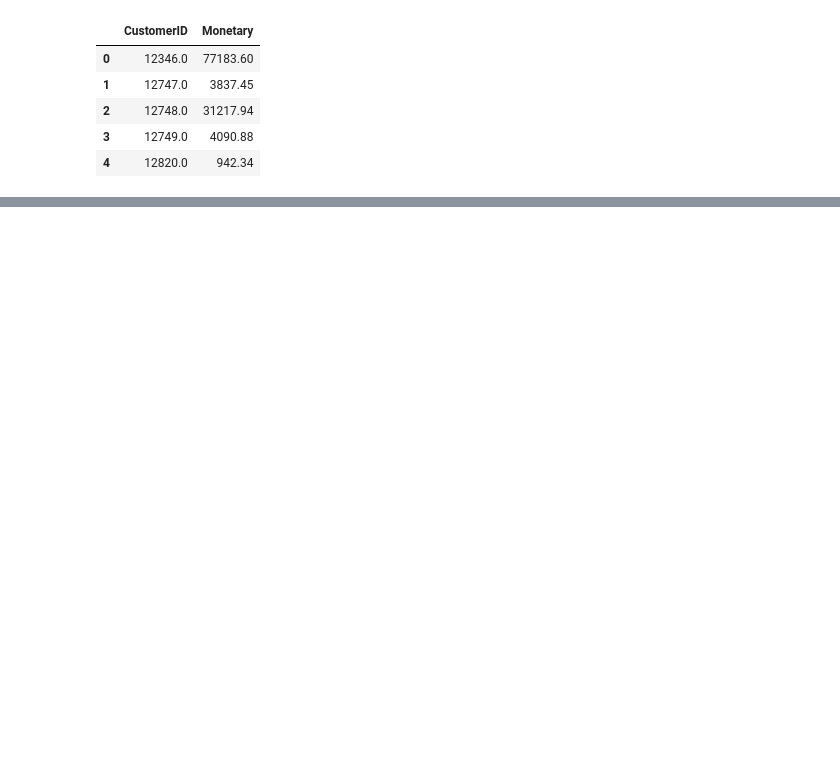
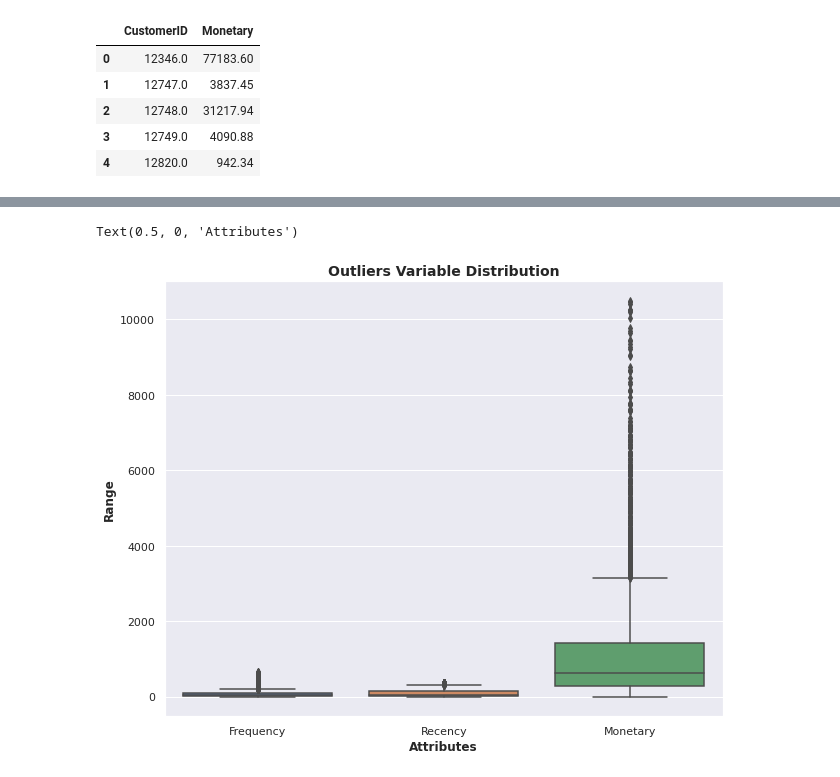
Before and after one commit to vivek16pawar/Customer-Segmentation, a Jupyter notebook: Online_Retail_Customer_Segmentation_Capstone_Project.ipynb, the cells around one changed output, grey strips where cells are left out. Drawn from its saved outputs; the diff is of its cells as text; code cells hidden in the pictures; blank space fills up the shorter version.

```diff
--- a/Online_Retail_Customer_Segmentation_Capstone_Project.ipynb
+++ b/Online_Retail_Customer_Segmentation_Capstone_Project.ipynb
@@ -382,0 +549,27 @@ monetary.head()
+# %%
+# Removing (statistical) outliers for Amount
+Q1 = segmentation['Monetary'].quantile(0.05)
+Q3 = segmentation['Monetary'].quantile(0.95)
+IQR = Q3 - Q1
+segmentation = segmentation[(segmentation['Monetary'] >= Q1 - 1.5*IQR) & (segmentation['Monetary'] <= Q3 + 1.5*IQR)]
+
+Q1 = segmentation['Frequency'].quantile(0.05)
+Q3 = segmentation['Frequency'].quantile(0.95)
+IQR = Q3 - Q1
+segmentation = segmentation[(segmentation['Frequency'] >= Q1 - 1.5*IQR) & (segmentation['Frequency'] <= Q3 + 1.5*IQR)]
+
+
+Q1 = segmentation['Recency'].quantile(0.05)
+Q3 = segmentation['Recency'].quantile(0.95)
+IQR = Q3 - Q1
+segmentation = segmentation[(segmentation['Recency'] >= Q1 - 1.5*IQR) & (segmentation['Recency'] <= Q3 + 1.5*IQR)]
+# %%
+attributes = ['Frequency', 'Recency', 'Monetary']
+plt.rcParams['figure.figsize'] = [10,8]
+sns.boxplot(data = segmentation[attributes])
+plt.title("Outliers Variable Distribution", fontsize = 14, fontweight = 'bold')
+plt.ylabel("Range", fontweight = 'bold')
+plt.xlabel("Attributes", fontweight = 'bold')
+# %% [output]
+Text(0.5, 0, 'Attributes')
+[figure, added]
```
Also changed, not shown: parts of 78 cells of this notebook.
